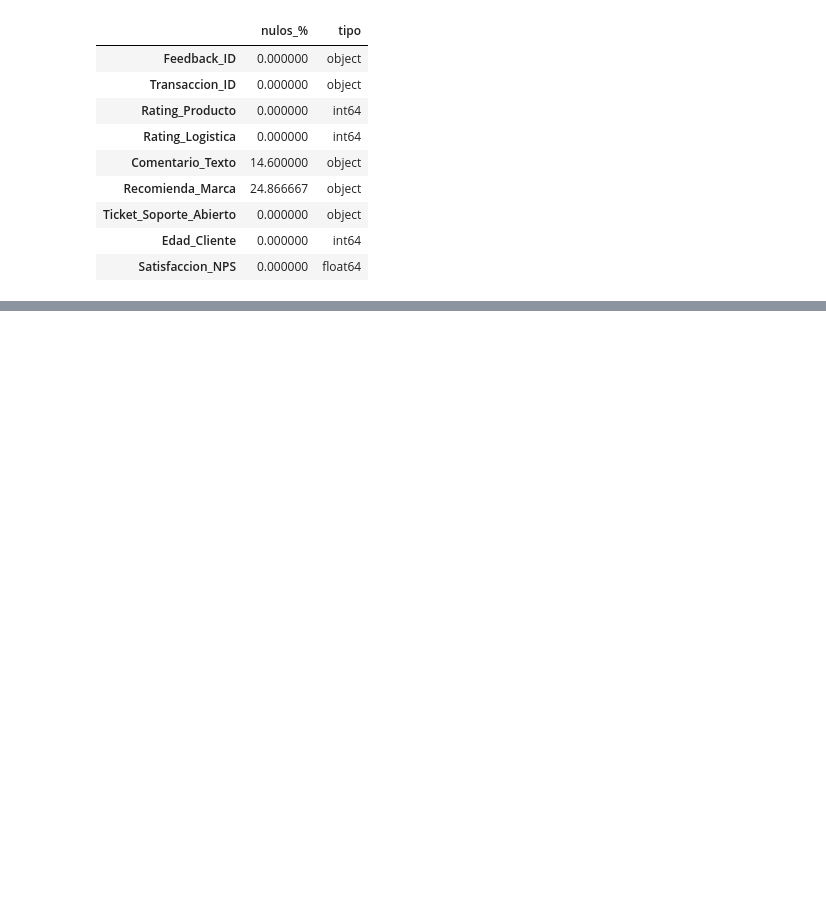
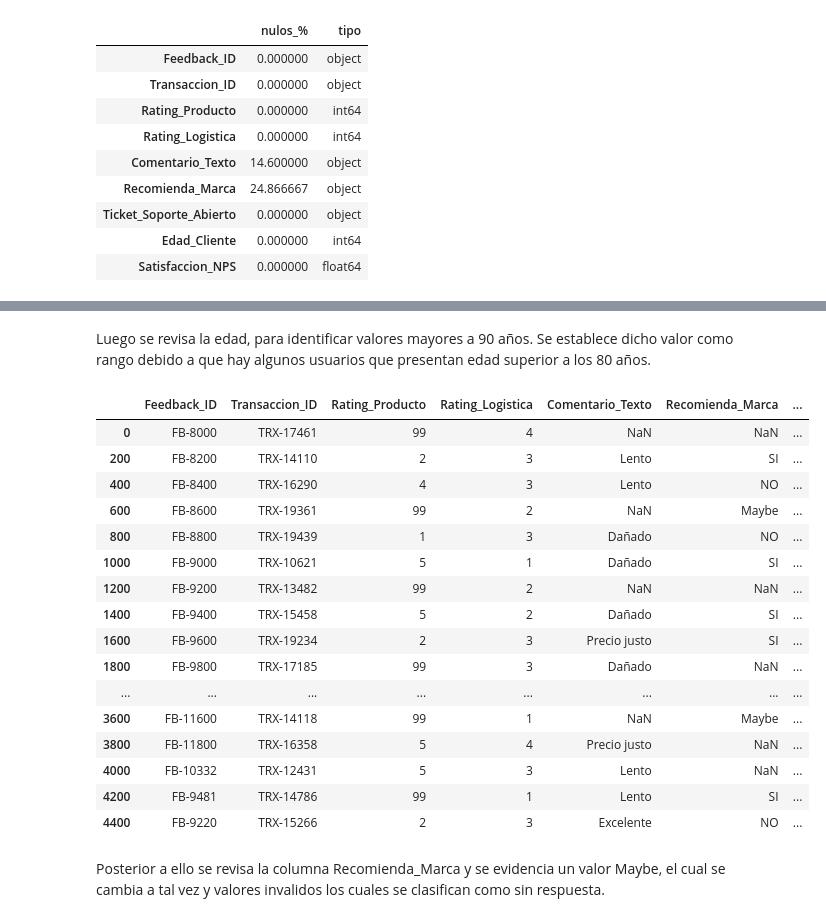
Before and after one commit to carlosmunoz97/protocolo-calidad-consultores-senior, a Jupyter notebook: auditoria_transparencia.ipynb, the cells around one changed output, grey strips where cells are left out. Saved outputs shown, nothing was run; the diff lists cells and outputs as text; code cells hidden in the pictures; blank space fills up the shorter version.

Commit message:
Actualizaci{on Feedback

```diff
--- a/auditoria_transparencia.ipynb
+++ b/auditoria_transparencia.ipynb
@@ -547,0 +576,13 @@ audit(fb)
+# %%
+fb['Ticket_Soporte_Abierto'] = (
+    fb['Ticket_Soporte_Abierto']
+    .astype(str)
+    .str.strip()
+    .replace({
+        '1': 'Sí',
+        '0': 'No',
+        'Si': 'Sí',
+        'Sí': 'Sí',
+        'No': 'No'
+    })
+)
@@ -547,0 +597,22 @@ audit(fb)
+# %% [markdown]
+Luego se revisa la edad, para identificar valores mayores a 90 años. Se establece dicho valor como rango debido a que hay algunos usuarios que presentan edad superior a los 80 años.
+# %%
+fb[fb['Edad_Cliente'] > 90]
+# %% [output]
+|  | Feedback_ID | Transaccion_ID | Rating_Producto | Rating_Logistica | Comentario_Texto | Recomienda_Marca | ... |
+| 0 | FB-8000 | TRX-17461 | 99 | 4 | NaN | NaN | ... |
+| 200 | FB-8200 | TRX-14110 | 2 | 3 | Lento | SI | ... |
+| 400 | FB-8400 | TRX-16290 | 4 | 3 | Lento | NO | ... |
+| 600 | FB-8600 | TRX-19361 | 99 | 2 | NaN | Maybe | ... |
+| 800 | FB-8800 | TRX-19439 | 1 | 3 | Dañado | NO | ... |
+| 1000 | FB-9000 | TRX-10621 | 5 | 1 | Dañado | SI | ... |
+| 1200 | FB-9200 | TRX-13482 | 99 | 2 | NaN | NaN | ... |
+| 1400 | FB-9400 | TRX-15458 | 5 | 2 | Dañado | SI | ... |
+| 1600 | FB-9600 | TRX-19234 | 2 | 3 | Precio justo | SI | ... |
+| 1800 | FB-9800 | TRX-17185 | 99 | 3 | Dañado | NaN | ... |
+| ... | ... | ... | ... | ... | ... | ... | ... |
+| 3600 | FB-11600 | TRX-14118 | 99 | 1 | NaN | Maybe | ... |
+| 3800 | FB-11800 | TRX-16358 | 5 | 4 | Precio justo | NaN | ... |
+| 4000 | FB-10332 | TRX-12431 | 5 | 3 | Lento | NaN | ... |
+| 4200 | FB-9481 | TRX-14786 | 99 | 1 | Lento | SI | ... |
+| 4400 | FB-9220 | TRX-15266 | 2 | 3 | Excelente | NO | ... |
@@ -547,0 +621,2 @@ audit(fb)
+# %% [markdown]
+Posterior a ello se revisa la columna Recomienda_Marca y se evidencia un valor Maybe, el cual se cambia a tal vez y valores invalidos los cuales se clasifican como sin respuesta.
```
Also changed, not shown: parts of 30 cells of this notebook.
